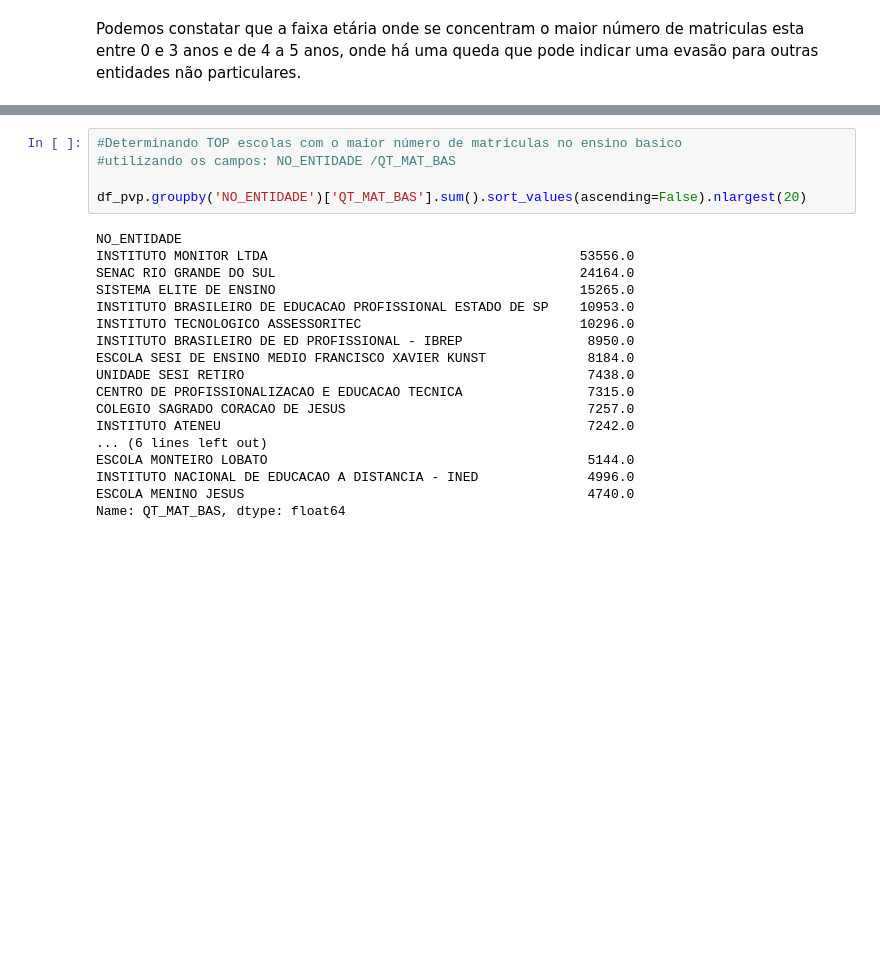
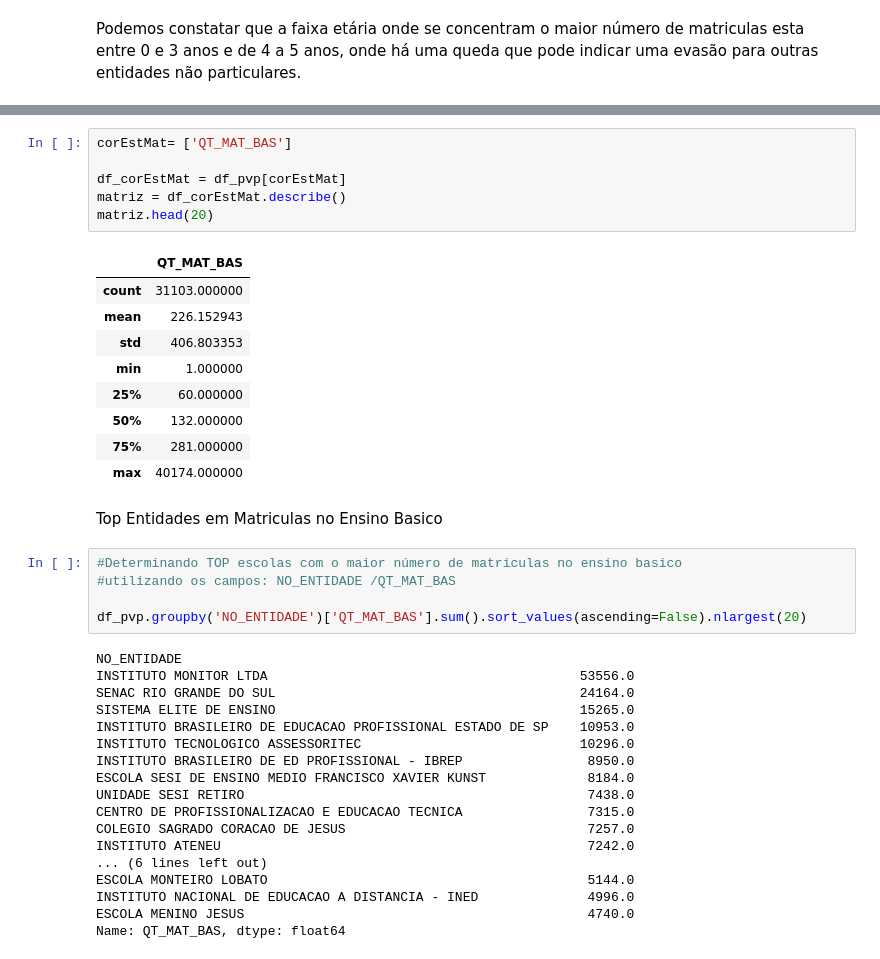
Before and after one commit to AndersonLopesbh/I.S, a Jupyter notebook: Analises IS/Script_python/Analises_IS.ipynb, the cells around one changed output, grey strips where cells are left out. Drawn from its saved outputs; the diff is of its cells as text; blank space fills up the shorter version.

```diff
--- a/Analises IS/Script_python/Analises_IS.ipynb
+++ b/Analises IS/Script_python/Analises_IS.ipynb
@@ -703,3 +730,21 @@ Podemos constatar que a faixa etária onde se concentram o maior número de matr
+# %%
+corEstMat= ['QT_MAT_BAS']
+
+df_corEstMat = df_pvp[corEstMat]
+matriz = df_corEstMat.describe()
+matriz.head(20)
+# %% [output]
+|  | QT_MAT_BAS |
+| count | 31103.000000 |
+| mean | 226.152943 |
+| std | 406.803353 |
+| min | 1.000000 |
+| 25% | 60.000000 |
+| 50% | 132.000000 |
+| 75% | 281.000000 |
+| max | 40174.000000 |
+# %% [markdown]
+Top Entidades em Matriculas no Ensino Basico
 # %%
 #Determinando TOP escolas com o maior número de matriculas no ensino basico
 #utilizando os campos: NO_ENTIDADE /QT_MAT_BAS
```
Also changed, not shown: parts of 10 cells of this notebook.
